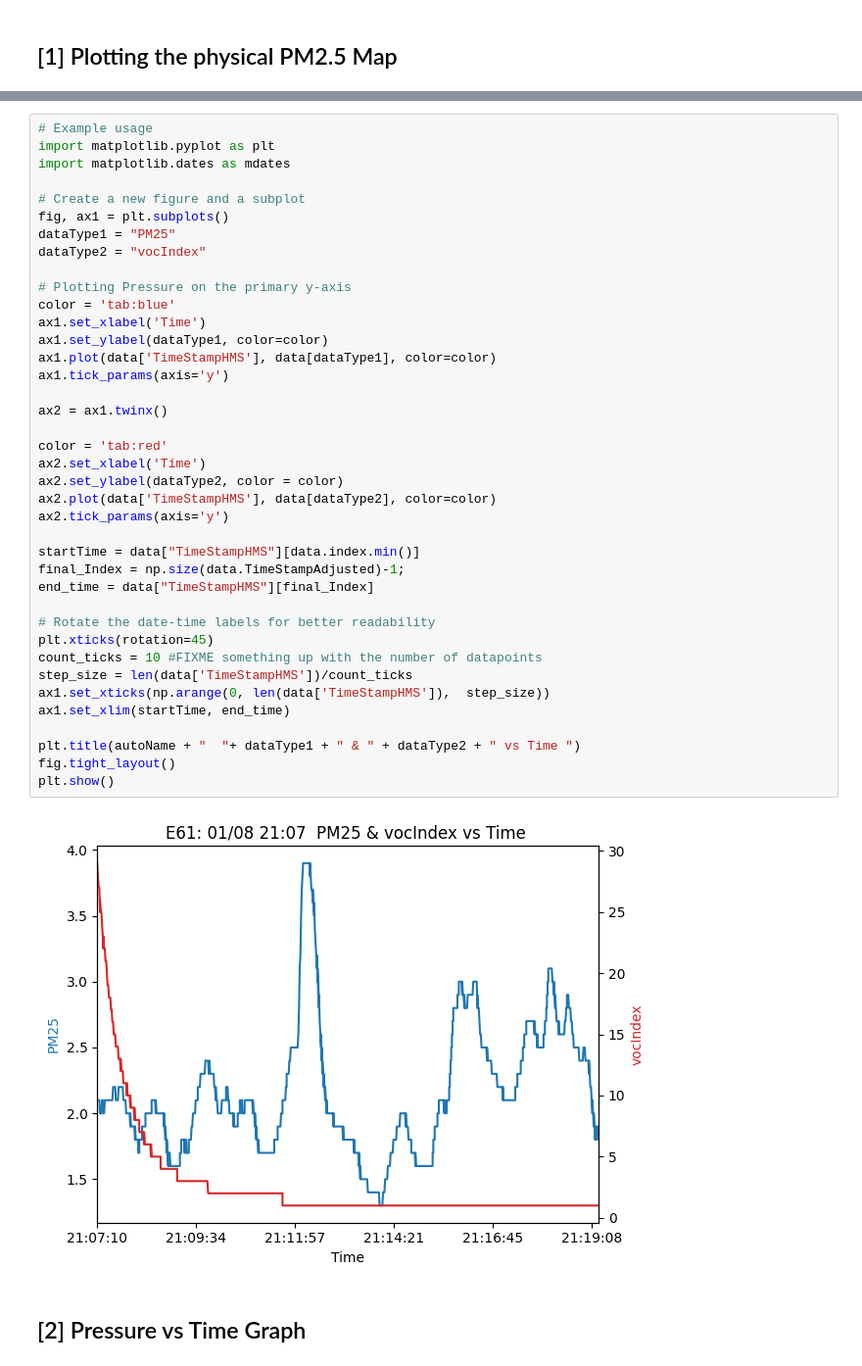
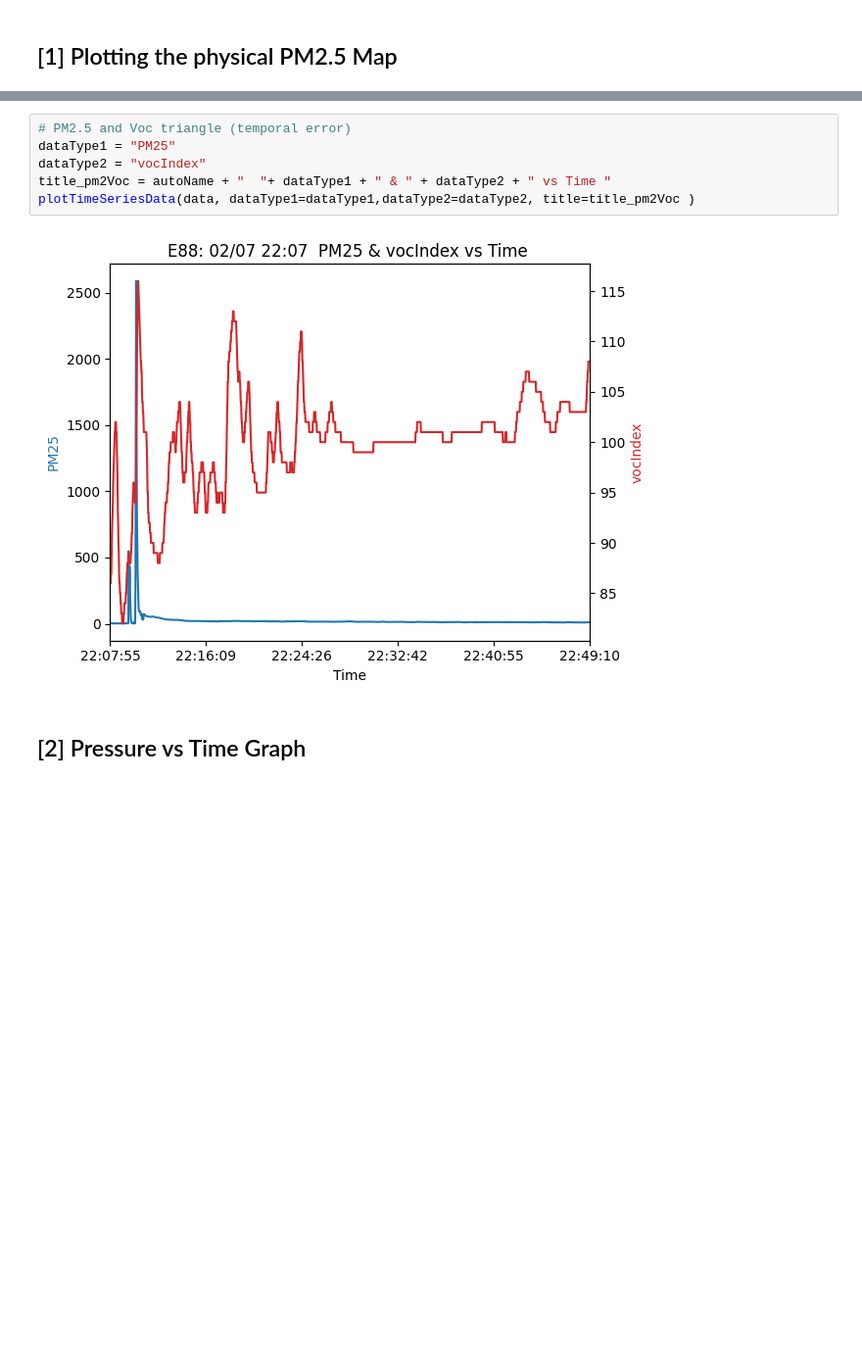
Before and after one commit to KelLynnP/BrightBlock, a Jupyter notebook: DataProcessing/DataAnalysis.ipynb, the cells around one changed output, grey strips where cells are left out. Shown at 98% size. Drawn from its saved outputs; the diff is of its cells as text; blank space fills up the shorter version.

```diff
--- a/DataProcessing/DataAnalysis.ipynb
+++ b/DataProcessing/DataAnalysis.ipynb
@@ -341,46 +465,13 @@ mapObject = makeLeaflet(data,"vocIndex",autoName, True)
 mapObject
 # %% [output]
 [interactive output not drawn]
-# %%
-# Example usage
-import matplotlib.pyplot as plt
-import matplotlib.dates as mdates
-
-# Create a new figure and a subplot
-fig, ax1 = plt.subplots()
-dataType1 = "PM25"
-dataType2 = "vocIndex"
-
-# Plotting Pressure on the primary y-axis
-color = 'tab:blue'
-ax1.set_xlabel('Time')
-ax1.set_ylabel(dataType1, color=color)
-ax1.plot(data['TimeStampHMS'], data[dataType1], color=color)
-ax1.tick_params(axis='y')
-
-ax2 = ax1.twinx()
-
-color = 'tab:red'
-ax2.set_xlabel('Time')
-ax2.set_ylabel(dataType2, color = color)
-ax2.plot(data['TimeStampHMS'], data[dataType2], color=color)
-ax2.tick_params(axis='y')
-
-startTime = data["TimeStampHMS"][data.index.min()]
-final_Index = np.size(data.TimeStampAdjusted)-1;
-end_time = data["TimeStampHMS"][final_Index]
-
-# Rotate the date-time labels for better readability
-plt.xticks(rotation=45)
-count_ticks = 10 #FIXME something up with the number of datapoints
-step_size = len(data['TimeStampHMS'])/count_ticks
-ax1.set_xticks(np.arange(0, len(data['TimeStampHMS']),  step_size))
-ax1.set_xlim(startTime, end_time)
-
-plt.title(autoName + "  "+ dataType1 + " & " + dataType2 + " vs Time ")
-fig.tight_layout()
-plt.show()
-# %% [output]
-[figure, removed]
+# %%
+# PM2.5 and Voc triangle (temporal error)
+dataType1 = "PM25"
+dataType2 = "vocIndex"
+title_pm2Voc = autoName + "  "+ dataType1 + " & " + dataType2 + " vs Time "
+plotTimeSeriesData(data, dataType1=dataType1,dataType2=dataType2, title=title_pm2Voc )
+# %% [output]
+[figure, added]
 # %% [markdown]
 ## [2] Pressure vs Time Graph
```
Also changed, not shown: parts of 33 cells of this notebook, 48 other files.
